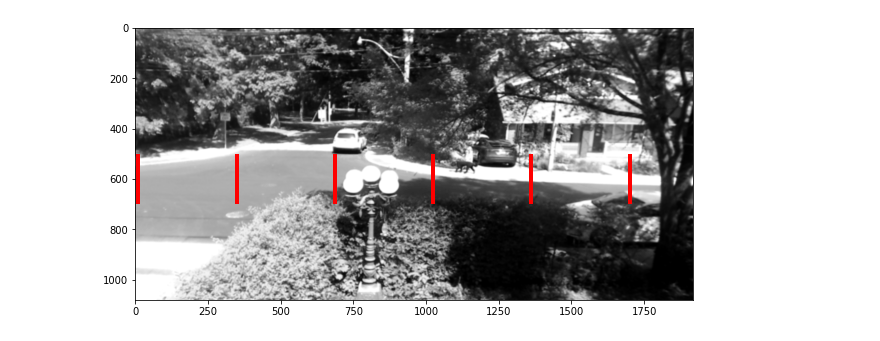
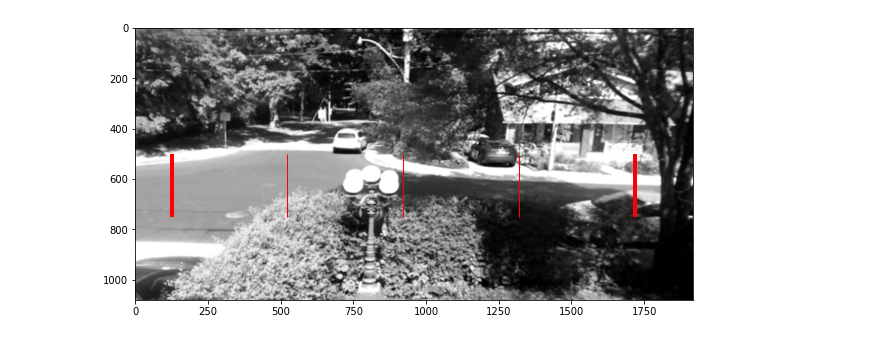
Before and after one commit to hannorein/velocity, a Jupyter notebook: VelocityApp.ipynb, the cells around one changed output. Drawn from its saved outputs; the diff is of its cells as text; code cells hidden in the pictures.

```diff
--- a/VelocityApp.ipynb
+++ b/VelocityApp.ipynb
@@ -12,10 +14,10 @@ ret, frame = cap.read() #read one frame
 # %%
 Ntime = 200
 top = 500
-bottom = 700
-stop = 10
-start = 1700
-Nslices = 6
+bottom = 750
+stop = 126
+start = 1720
+Nslices = 5
 height = bottom-top
 
 def getslice(frame,i):
@@ -33,10 +35,13 @@ for i in range(Nslices):
 # %%
 fig, ax = plt.subplots(1,1,figsize=(10,5))
 ax.imshow(np.average(frame,axis=-1), interpolation = 'bicubic', cmap="gray",aspect = "auto")
 for i in range(Nslices):
     loc = start + (stop-start)//(Nslices-1)*i
-    ax.vlines(loc,ymin=top,ymax=bottom,color="red",lw=4)
+    lw = 1
+    if i==0 or i==Nslices-1:
+        lw = 4
+    ax.vlines(loc,ymin=top,ymax=bottom,color="red",lw=lw)
 # %% [output]
-[figure, old version]
+[figure, new version]
 # %%
 inprog = 0
```
Also changed, not shown: parts of 2 cells of this notebook.
